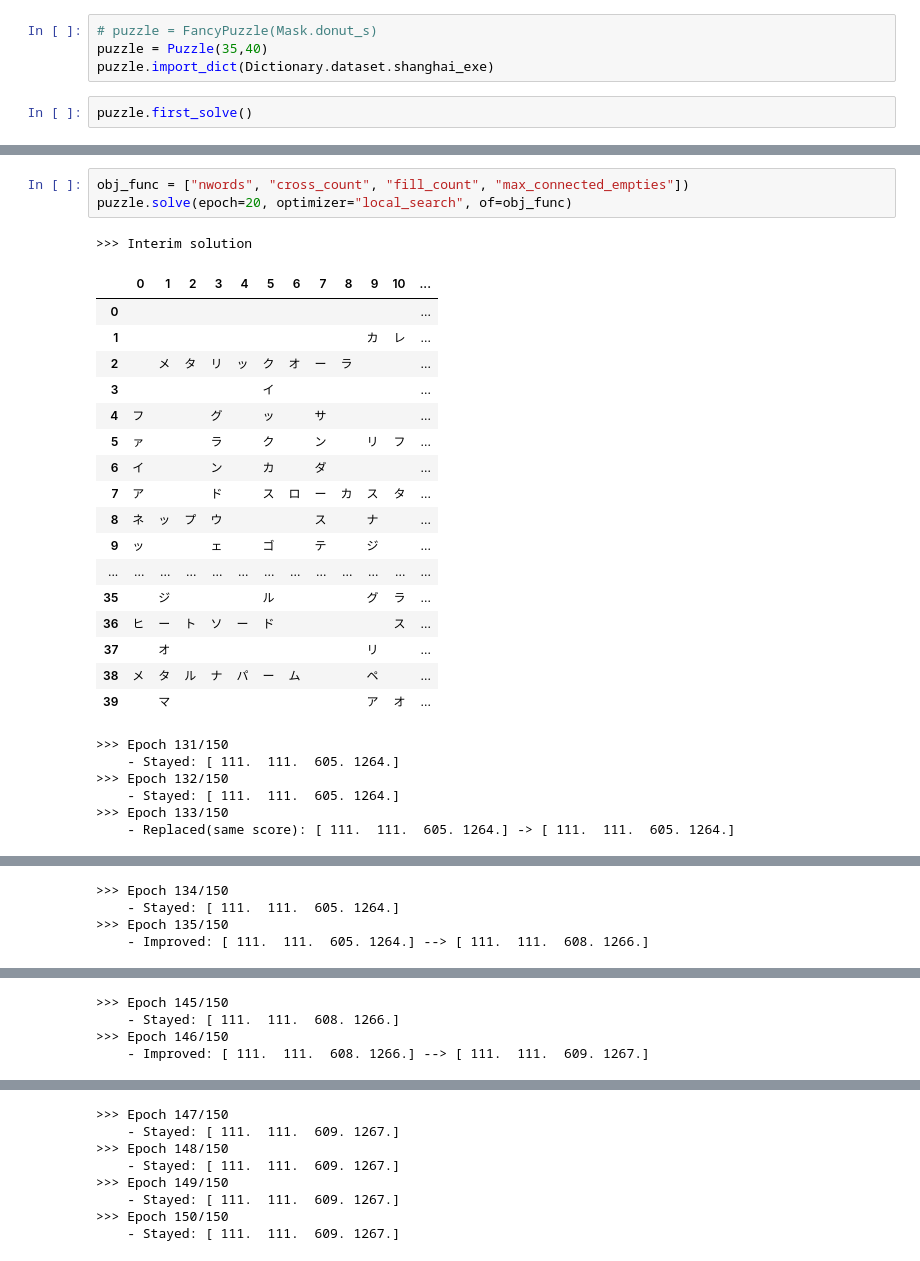
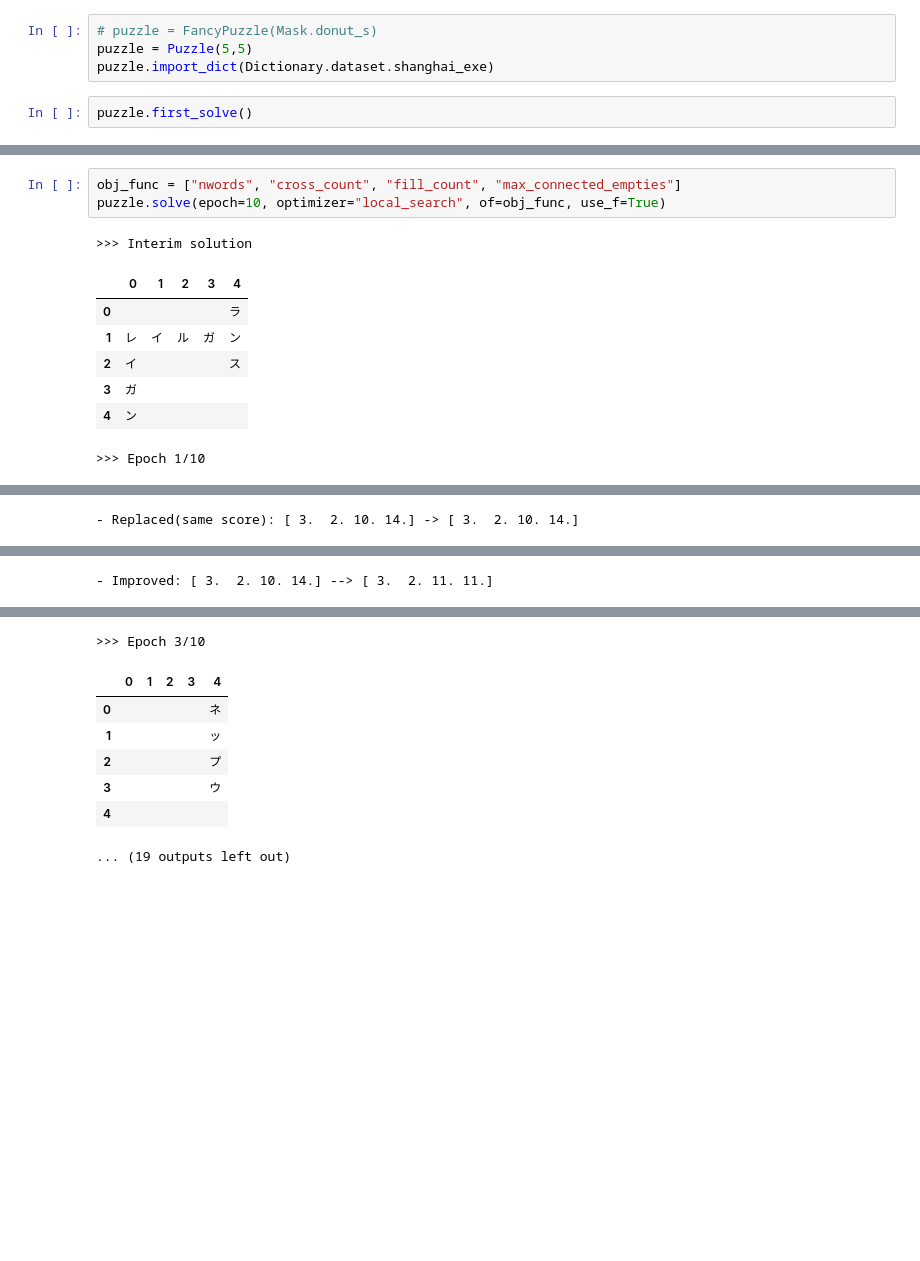
Before and after one commit to MakePuzz/pyzzle, a Jupyter notebook: playground/standard.ipynb, the cells around one changed output, grey strips where cells are left out. Drawn from its saved outputs; the diff is of its cells as text; blank space fills up the shorter version.

```diff
--- a/playground/standard.ipynb
+++ b/playground/standard.ipynb
@@ -10,7 +10,7 @@ from pyzzle import Puzzle, FancyPuzzle, Dictionary, utils, Mask
 %autoreload 2
 # %%
 # puzzle = FancyPuzzle(Mask.donut_s)
-puzzle = Puzzle(35,40)
+puzzle = Puzzle(5,5)
 puzzle.import_dict(Dictionary.dataset.shanghai_exe)
 # %%
 puzzle.first_solve()
@@ -37,28 +26,12 @@ puzzle.show()
 # %%
-obj_func = ["nwords", "cross_count", "fill_count", "max_connected_empties"])
-puzzle.solve(epoch=20, optimizer="local_search", of=obj_func)
+obj_func = ["nwords", "cross_count", "fill_count", "max_connected_empties"]
+puzzle.solve(epoch=10, optimizer="local_search", of=obj_func, use_f=True)
 # %% [output]
 >>> Interim solution
-|  | 0 | 1 | 2 | 3 | 4 | 5 | 6 | 7 | 8 | 9 | 10 | ... |
-| 0 |  |  |  |  |  |  |  |  |  |  |  | ... |
-| 1 |  |  |  |  |  |  |  |  |  | カ | レ | ... |
-| 2 |  | メ | タ | リ | ッ | ク | オ | ー | ラ |  |  | ... |
-| 3 |  |  |  |  |  | イ |  |  |  |  |  | ... |
-| 4 | フ |  |  | グ |  | ッ |  | サ |  |  |  | ... |
-| 5 | ァ |  |  | ラ |  | ク |  | ン |  | リ | フ | ... |
-| 6 | イ |  |  | ン |  | カ |  | ダ |  |  |  | ... |
-| 7 | ア |  |  | ド |  | ス | ロ | ー | カ | ス | タ | ... |
-| 8 | ネ | ッ | プ | ウ |  |  |  | ス |  | ナ |  | ... |
-| 9 | ッ |  |  | ェ |  | ゴ |  | テ |  | ジ |  | ... |
-| ... | ... | ... | ... | ... | ... | ... | ... | ... | ... | ... | ... | ... |
-| 35 |  | ジ |  |  |  | ル |  |  |  | グ | ラ | ... |
-| 36 | ヒ | ー | ト | ソ | ー | ド |  |  |  |  | ス | ... |
-| 37 |  | オ |  |  |  |  |  |  |  | リ |  | ... |
-| 38 | メ | タ | ル | ナ | パ | ー | ム |  |  | ペ |  | ... |
-| 39 |  | マ |  |  |  |  |  |  |  | ア | オ | ... |
+|  | 0 | 1 | 2 | 3 | 4 |
+| 0 |  |  |  |  | ラ |
+| 1 | レ | イ | ル | ガ | ン |
+| 2 | イ |  |  |  | ス |
+| 3 | ガ |  |  |  |  |
+| 4 | ン |  |  |  |  |
->>> Epoch 131/150
-    - Stayed: [ 111.  111.  605. 1264.]
->>> Epoch 132/150
-    - Stayed: [ 111.  111.  605. 1264.]
->>> Epoch 133/150
-    - Replaced(same score): [ 111.  111.  605. 1264.] -> [ 111.  111.  605. 1264.]
+>>> Epoch 1/10
@@ -82,4 +44 @@ puzzle.solve(epoch=20, optimizer="local_search", of=obj_func)
->>> Epoch 134/150
-    - Stayed: [ 111.  111.  605. 1264.]
->>> Epoch 135/150
-    - Improved: [ 111.  111.  605. 1264.] --> [ 111.  111.  608. 1266.]
+- Replaced(same score): [ 3.  2. 10. 14.] -> [ 3.  2. 10. 14.]
@@ -138,4 +58 @@ puzzle.solve(epoch=20, optimizer="local_search", of=obj_func)
->>> Epoch 145/150
-    - Stayed: [ 111.  111.  608. 1266.]
->>> Epoch 146/150
-    - Improved: [ 111.  111.  608. 1266.] --> [ 111.  111.  609. 1267.]
+- Improved: [ 3.  2. 10. 14.] --> [ 3.  2. 11. 11.]
@@ -159,9 +65,9 @@ puzzle.solve(epoch=20, optimizer="local_search", of=obj_func)
->>> Epoch 147/150
-    - Stayed: [ 111.  111.  609. 1267.]
->>> Epoch 148/150
-    - Stayed: [ 111.  111.  609. 1267.]
->>> Epoch 149/150
-    - Stayed: [ 111.  111.  609. 1267.]
->>> Epoch 150/150
-    - Stayed: [ 111.  111.  609. 1267.]
+>>> Epoch 3/10
+|  | 0 | 1 | 2 | 3 | 4 |
+| 0 |  |  |  |  | ネ |
+| 1 |  |  |  |  | ッ |
+| 2 |  |  |  |  | プ |
+| 3 |  |  |  |  | ウ |
+| 4 |  |  |  |  |  |
+... (19 outputs left out)
 # %%
```
Also changed, not shown: parts of 9 cells of this notebook, 2 other files.
